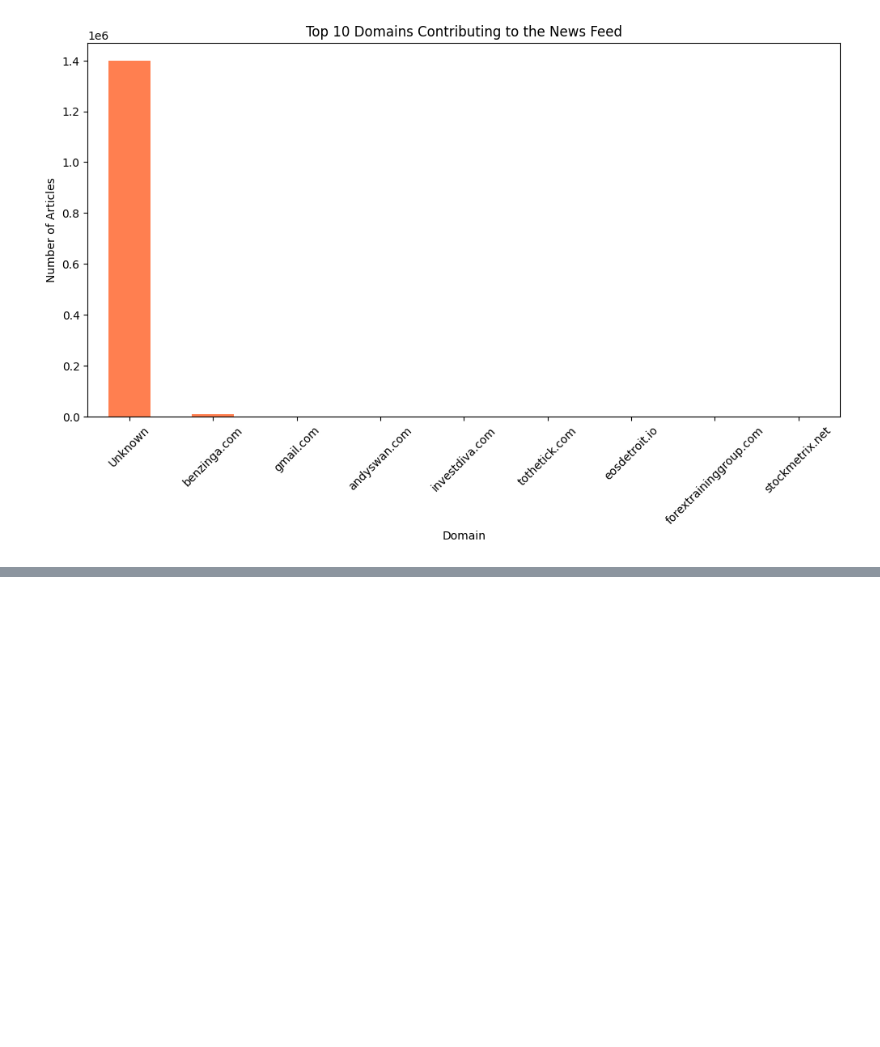
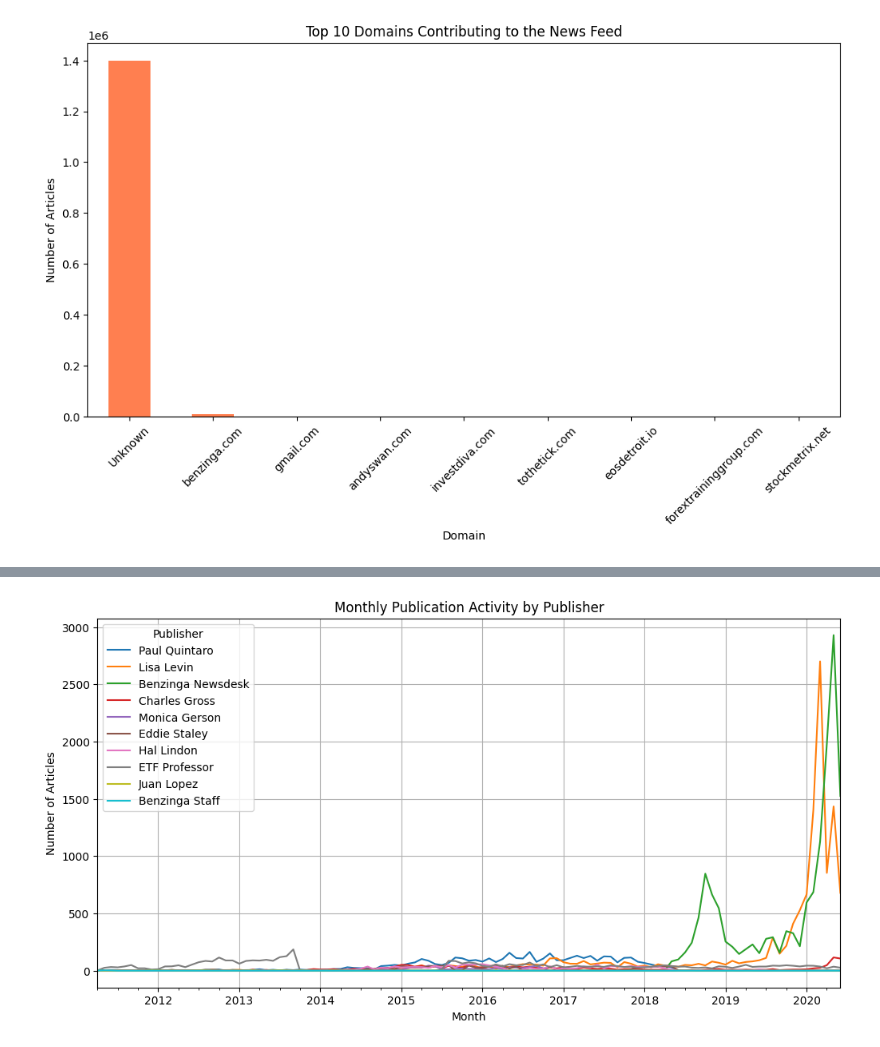
Before and after one commit to YonInsights/Financial-News-Sentiment-Analysis, a Jupyter notebook: notebooks/time_series_analysis.ipynb, the cells around one changed output, grey strips where cells are left out. Drawn from its saved outputs; the diff is of its cells as text; code cells hidden in the pictures; blank space fills up the shorter version.

```diff
--- a/notebooks/time_series_analysis.ipynb
+++ b/notebooks/time_series_analysis.ipynb
@@ -228,0 +292,16 @@ Name: count, dtype: int64
+# %%
+# Count articles by publisher over time (monthly)
+data['month'] = data['date'].dt.to_period('M')
+publisher_monthly_activity = data.groupby(['month', 'publisher']).size().unstack(fill_value=0)
+
+# Plot activity for the top 5 publishers
+top_publishers_monthly_activity = publisher_monthly_activity[top_publishers.index]
+top_publishers_monthly_activity.plot(figsize=(12, 6))
+plt.title('Monthly Publication Activity by Publisher')
+plt.xlabel('Month')
+plt.ylabel('Number of Articles')
+plt.legend(title='Publisher')
+plt.grid(True)
+plt.show()
+# %% [output]
+[figure, added]
```
Also changed, not shown: parts of 2 cells of this notebook.
